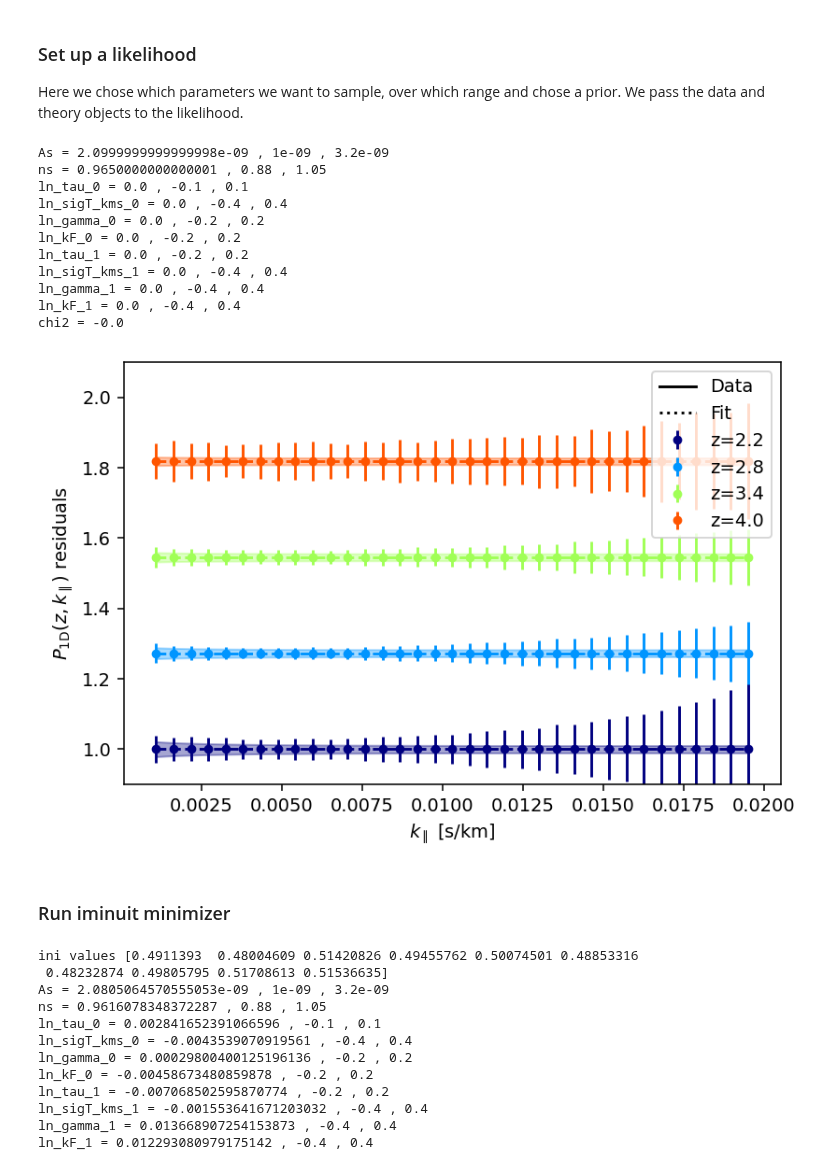
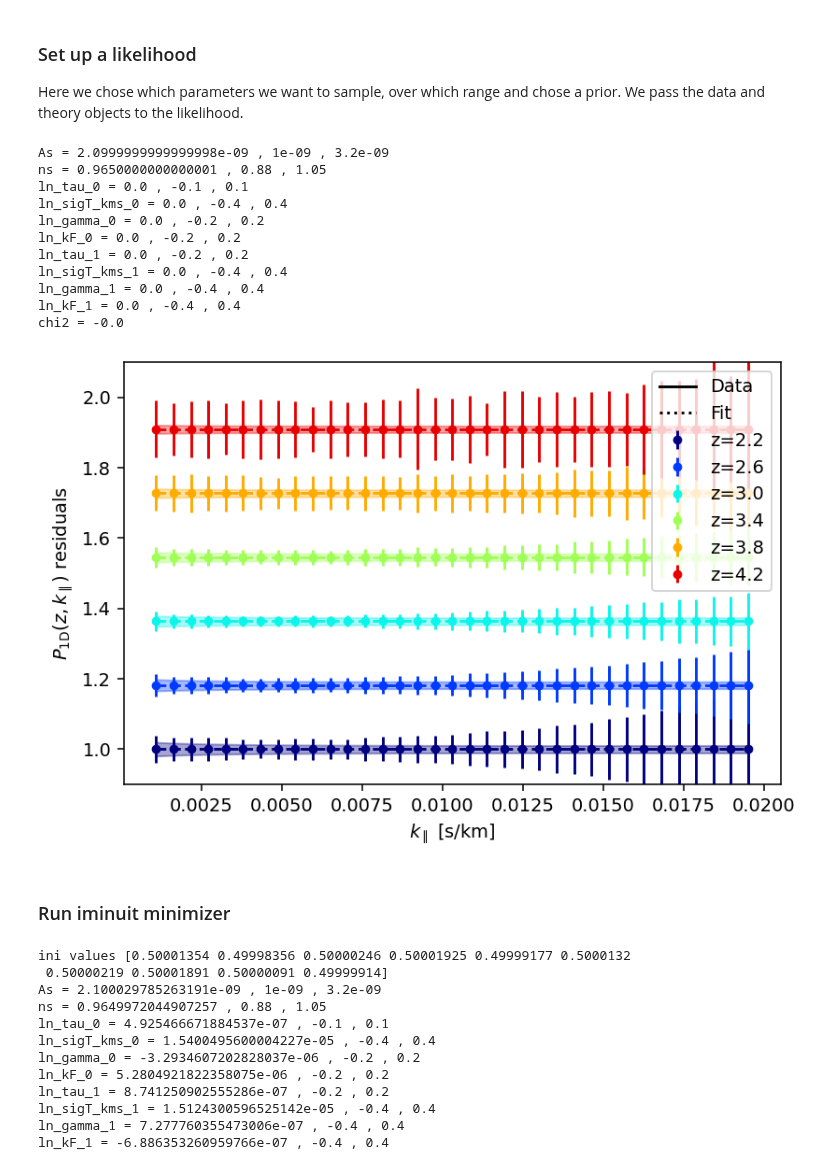
Before and after one commit to igmhub/cup1d, a Jupyter notebook: notebooks/likelihood/max_like_mock.ipynb, the cells around one changed output. Drawn from its saved outputs; the diff is of its cells as text; code cells hidden in the pictures.

```diff
--- a/notebooks/likelihood/max_like_mock.ipynb
+++ b/notebooks/likelihood/max_like_mock.ipynb
@@ -96,22 +97,22 @@ like=likelihood.Likelihood(data=data,theory=theory,
 # %%
 # check starting point for free parameters (should be equal to truth)
 test_values=len(free_param_names)*[0.5]
 for p in like.parameters_from_sampling_point(values=test_values):
     print(p.info_str(all_info=True))
 print('chi2 =',like.get_chi2(values=test_values))
-like.plot_p1d(values=test_values,residuals=True,plot_every_iz=3)
+like.plot_p1d(values=test_values,residuals=True,plot_every_iz=2)
 # %% [output]
 As = 2.0999999999999998e-09 , 1e-09 , 3.2e-09
 ns = 0.9650000000000001 , 0.88 , 1.05
 ln_tau_0 = 0.0 , -0.1 , 0.1
 ln_sigT_kms_0 = 0.0 , -0.4 , 0.4
 ln_gamma_0 = 0.0 , -0.2 , 0.2
 ln_kF_0 = 0.0 , -0.2 , 0.2
 ln_tau_1 = 0.0 , -0.2 , 0.2
 ln_sigT_kms_1 = 0.0 , -0.4 , 0.4
 ln_gamma_1 = 0.0 , -0.4 , 0.4
 ln_kF_1 = 0.0 , -0.4 , 0.4
 chi2 = -0.0
-[figure, old version]
+[figure, new version]
 # %%
 if extra_data:
@@ -120,24 +121,24 @@ if extra_data:
 ### Run iminuit minimizer
 # %%
 # choose starting point for free parameters (within 0.5 +/- ini_sigma, in the unit cube)
-ini_sigma=0.02
+ini_sigma=0.00002
 ini_values=2*ini_sigma*np.random.random(len(like.free_params))+0.5-ini_sigma
 print('ini values',ini_values)
 for p in like.parameters_from_sampling_point(values=ini_values):
     print(p.info_str(all_info=True))
 # %% [output]
-ini values [0.4911393  0.48004609 0.51420826 0.49455762 0.50074501 0.48853316
- 0.48232874 0.49805795 0.51708613 0.51536635]
-As = 2.0805064570555053e-09 , 1e-09 , 3.2e-09
-ns = 0.9616078348372287 , 0.88 , 1.05
-ln_tau_0 = 0.002841652391066596 , -0.1 , 0.1
-ln_sigT_kms_0 = -0.0043539070919561 , -0.4 , 0.4
-ln_gamma_0 = 0.00029800400125196136 , -0.2 , 0.2
-ln_kF_0 = -0.00458673480859878 , -0.2 , 0.2
-ln_tau_1 = -0.007068502595870774 , -0.2 , 0.2
-ln_sigT_kms_1 = -0.001553641671203032 , -0.4 , 0.4
-ln_gamma_1 = 0.013668907254153873 , -0.4 , 0.4
-ln_kF_1 = 0.012293080979175142 , -0.4 , 0.4
+ini values [0.50001354 0.49998356 0.50000246 0.50001925 0.49999177 0.5000132
+ 0.50000219 0.50001891 0.50000091 0.49999914]
+As = 2.100029785263191e-09 , 1e-09 , 3.2e-09
+ns = 0.9649972044907257 , 0.88 , 1.05
+ln_tau_0 = 4.925466671884537e-07 , -0.1 , 0.1
+ln_sigT_kms_0 = 1.5400495600004227e-05 , -0.4 , 0.4
+ln_gamma_0 = -3.2934607202828037e-06 , -0.2 , 0.2
+ln_kF_0 = 5.2804921822358075e-06 , -0.2 , 0.2
+ln_tau_1 = 8.741250902555286e-07 , -0.2 , 0.2
+ln_sigT_kms_1 = 1.5124300596525142e-05 , -0.4 , 0.4
+ln_gamma_1 = 7.277760355473006e-07 , -0.4 , 0.4
+ln_kF_1 = -6.886353260959766e-07 , -0.4 , 0.4
 # %%
 minimizer = iminuit_minimizer.IminuitMinimizer(like,ini_values=ini_values)
 # %%
```
Also changed, not shown: parts of 12 cells of this notebook, 1 other file.
